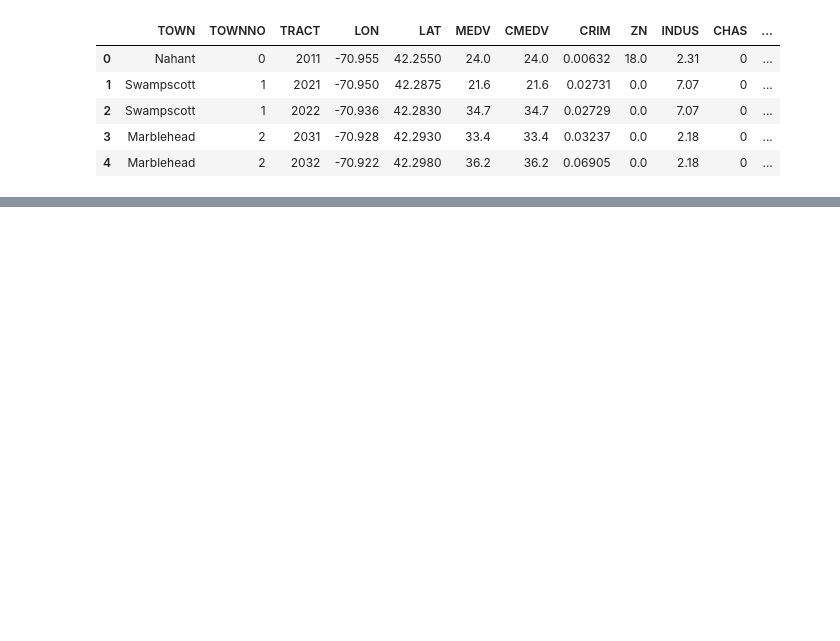
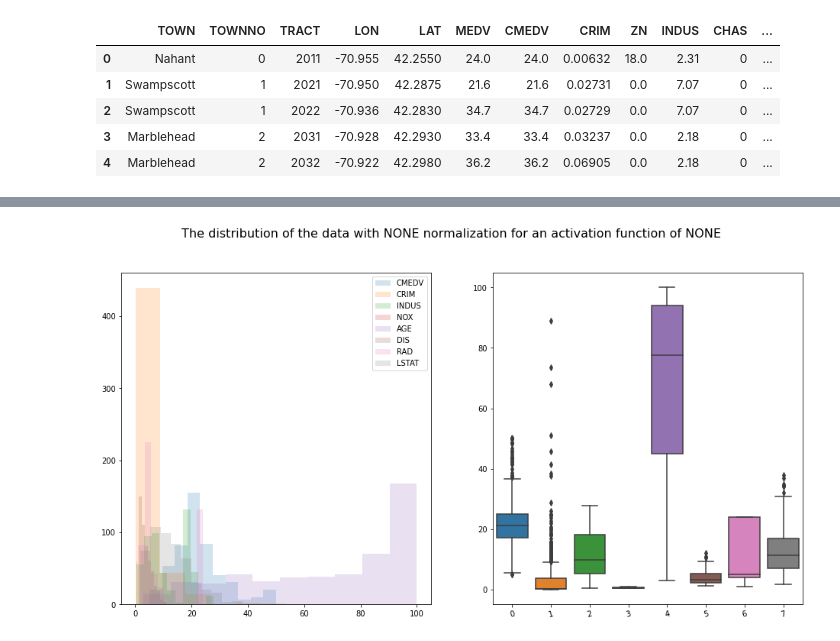
Before and after one commit to namiyousef/ai_hack_2021, a Jupyter notebook: data_exploration/data_selection_and_cleaning.ipynb, the cells around one changed output, grey strips where cells are left out. Cells and saved outputs as stored; diff of their text form; code cells hidden in the pictures; blank space fills up the shorter version.

```diff
--- a/data_exploration/data_selection_and_cleaning.ipynb
+++ b/data_exploration/data_selection_and_cleaning.ipynb
@@ -158,0 +90,12 @@ IndexError: list index out of range
+# %%
+columns_of_interest = [
+    'CMEDV', 'CRIM', 'INDUS', 'NOX', 'AGE', 'DIS', 'RAD', 'LSTAT'
+]
+# %%
+# make a copy
+
+df_main = df.copy()[columns_of_interest]
+# %%
+df_analysis, kurts, skews = plotting(df_main)
+# %% [output]
+[figure, added]
```
Also changed, not shown: parts of 18 cells of this notebook.
